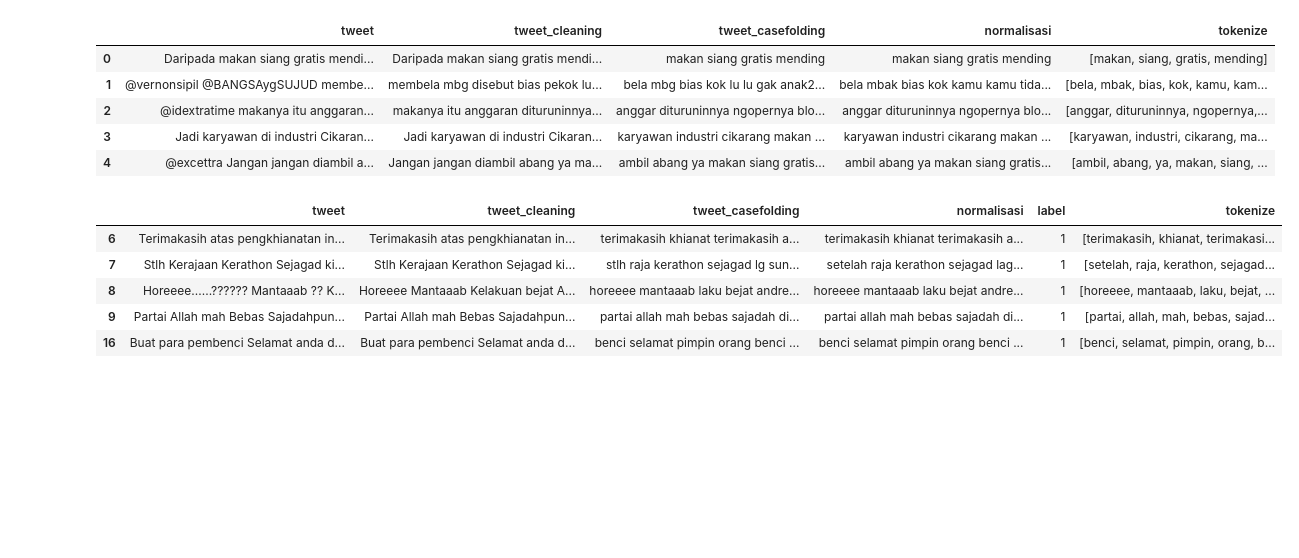
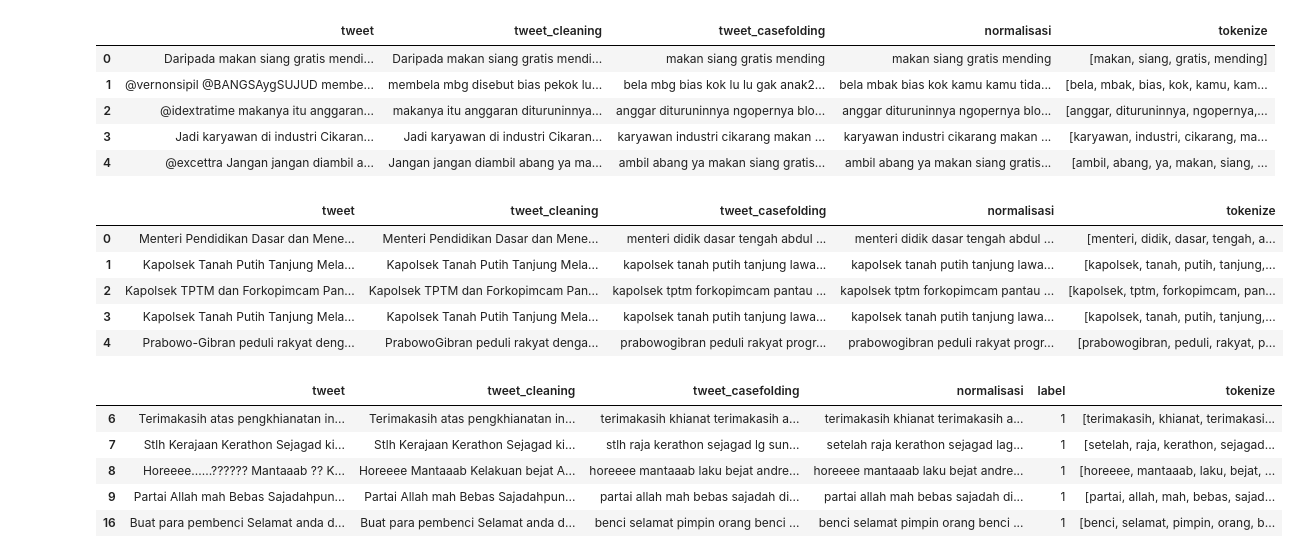
Before and after one commit to yuemway/Analisis-Sentimen-Masyarakat-pada-Program-Makan-Siang-Gratis, a Jupyter notebook: preprocessing.ipynb, the cells around one changed output. Saved outputs shown, nothing was run; the diff lists cells and outputs as text; code cells hidden in the pictures; blank space fills up the shorter version.

```diff
--- a/preprocessing.ipynb
+++ b/preprocessing.ipynb
@@ -414,6 +421,11 @@ kamus_tidak_baku_dict = dict(zip(kamus_data['tidak_baku'], kamus_data['kata_baku
 data_mbg[['normalisasi', 'Kata_Baku', 'Kata_Tidak_Baku', 'Kata_Tidak_Baku_Hash']] = data_mbg['tweet_casefolding'].apply(
     lambda x: pd.Series(replace_taboo_words(x, kamus_tidak_baku_dict))
 )
+# %%
+# Terapkan fungsi normalisasi
+data_mbg2[['normalisasi', 'Kata_Baku', 'Kata_Tidak_Baku', 'Kata_Tidak_Baku_Hash']] = data_mbg2['tweet_casefolding'].apply(
+    lambda x: pd.Series(replace_taboo_words(x, kamus_tidak_baku_dict))
+)
 # %%
 # Terapkan fungsi normalisasi
 data_sarc[['normalisasi', 'Kata_Baku', 'Kata_Tidak_Baku', 'Kata_Tidak_Baku_Hash']] = data_sarc['tweet_casefolding'].apply(
@@ -479,6 +504,15 @@ data_mbg.head()
 | 2 | @idextratime makanya itu anggaran... | makanya itu anggaran dituruninnya... | anggar dituruninnya ngopernya blo... | anggar dituruninnya ngopernya blo... | [anggar, dituruninnya, ngopernya,... |
 | 3 | Jadi karyawan di industri Cikaran... | Jadi karyawan di industri Cikaran... | karyawan industri cikarang makan ... | karyawan industri cikarang makan ... | [karyawan, industri, cikarang, ma... |
 | 4 | @excettra Jangan jangan diambil a... | Jangan jangan diambil abang ya ma... | ambil abang ya makan siang gratis... | ambil abang ya makan siang gratis... | [ambil, abang, ya, makan, siang, ... |
+# %%
+data_mbg2.head()
+# %% [output]
+|  | tweet | tweet_cleaning | tweet_casefolding | normalisasi | tokenize |
+| 0 | Menteri Pendidikan Dasar dan Mene... | Menteri Pendidikan Dasar dan Mene... | menteri didik dasar tengah abdul ... | menteri didik dasar tengah abdul ... | [menteri, didik, dasar, tengah, a... |
+| 1 | Kapolsek Tanah Putih Tanjung Mela... | Kapolsek Tanah Putih Tanjung Mela... | kapolsek tanah putih tanjung lawa... | kapolsek tanah putih tanjung lawa... | [kapolsek, tanah, putih, tanjung,... |
+| 2 | Kapolsek TPTM dan Forkopimcam Pan... | Kapolsek TPTM dan Forkopimcam Pan... | kapolsek tptm forkopimcam pantau ... | kapolsek tptm forkopimcam pantau ... | [kapolsek, tptm, forkopimcam, pan... |
+| 3 | Kapolsek Tanah Putih Tanjung Mela... | Kapolsek Tanah Putih Tanjung Mela... | kapolsek tanah putih tanjung lawa... | kapolsek tanah putih tanjung lawa... | [kapolsek, tanah, putih, tanjung,... |
+| 4 | Prabowo-Gibran peduli rakyat deng... | PrabowoGibran peduli rakyat denga... | prabowogibran peduli rakyat progr... | prabowogibran peduli rakyat progr... | [prabowogibran, peduli, rakyat, p... |
 # %%
 data_sarc.head()
 # %% [output]
```
Also changed, not shown: parts of 12 cells of this notebook, 1 other file.
